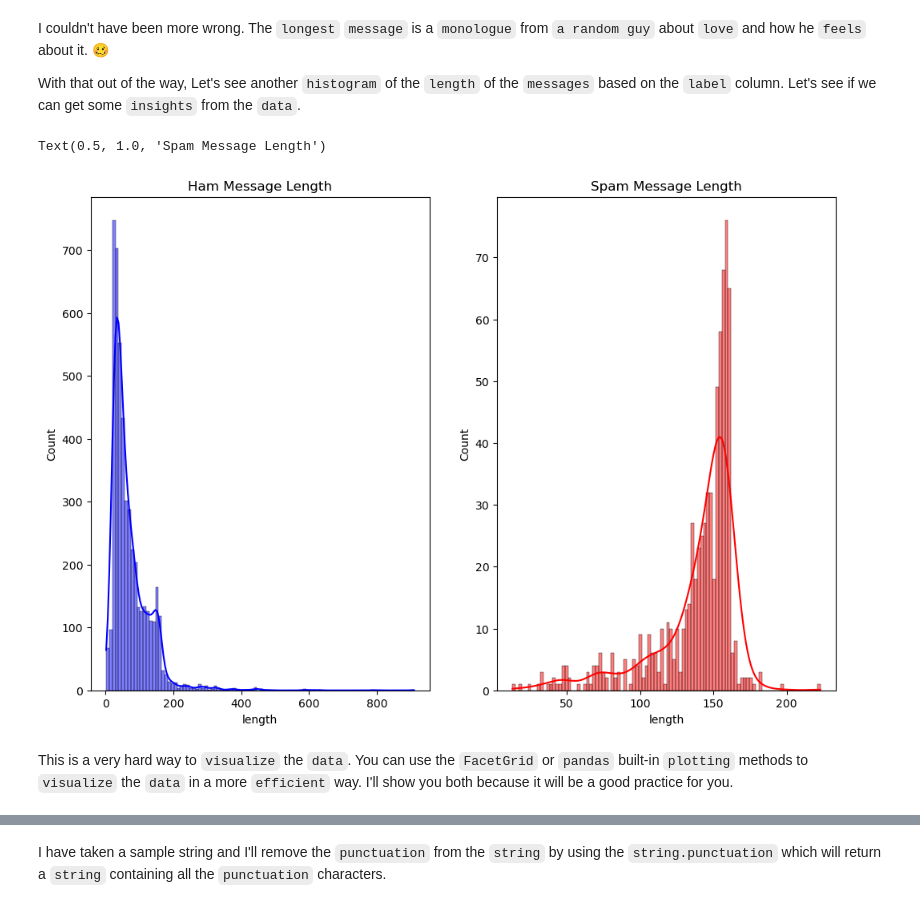
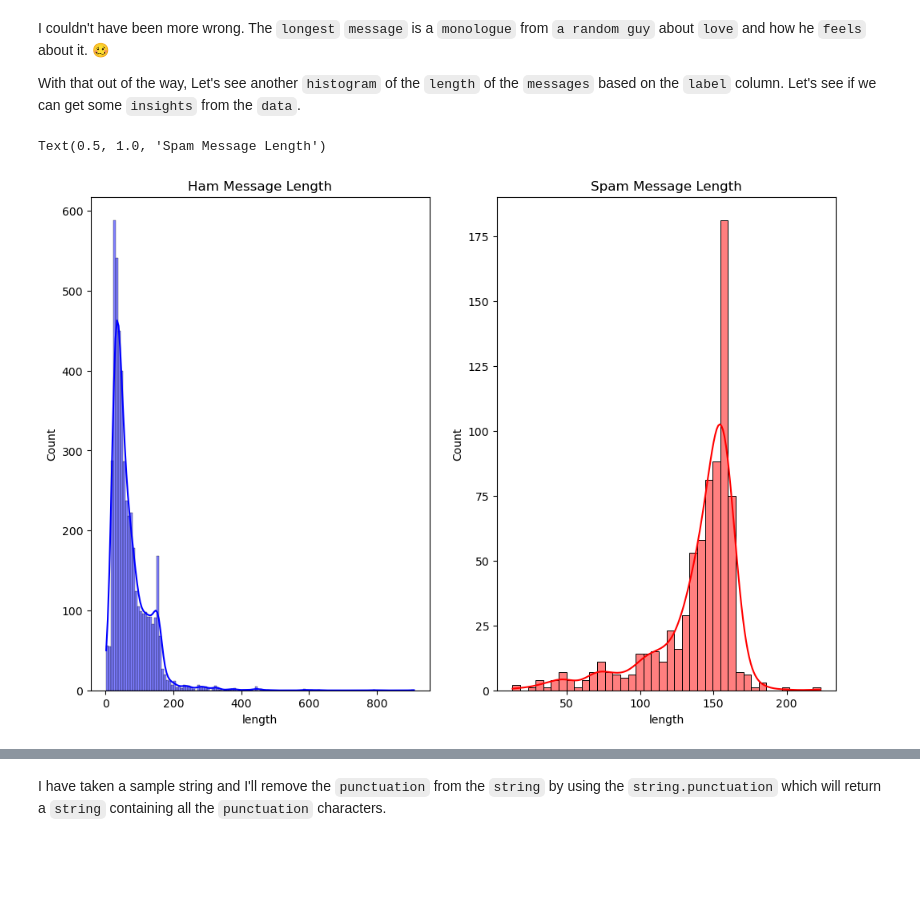
Before and after one commit to RishatTalukder/Machine-Learning-Zero-to-Hero, a Jupyter notebook: 15_Natural_language_Processing/32_Introduction_To_NLP.ipynb, the cells around one changed output, grey strips where cells are left out. Drawn from its saved outputs; the diff is of its cells as text; code cells hidden in the pictures; blank space fills up the shorter version.

```diff
--- a/15_Natural_language_Processing/32_Introduction_To_NLP.ipynb
+++ b/15_Natural_language_Processing/32_Introduction_To_NLP.ipynb
@@ -240,8 +241,8 @@ Which means if we make a `dataframe` using this `data`, we have to `split` the `
 import numpy as np
 import pandas as pd
 
-messeges = pd.read_csv('SMSSpamCollection', sep='\t', names=['label', 'message'])
-messeges.head()
+data = pd.read_csv('SMSSpamCollection', sep='\t', names=['label', 'message'])
+data.head()
 # %% [output]
 |  | label | message |
 | 0 | ham | Go until jurong point, crazy.. Av... |
@@ -286,5 +287,5 @@ Feature engineering is a very important step in the `machine learning pipeline`.
 
 The more domain knowledge you have, the better you can `engineer features` from the `data`. You can `create new features` from the `existing features` like I can `create` a `new feature` from the `message` column that contains the `length` of the `message`.
 # %%
-messeges['length'] = messeges['message'].apply(len)
+data['length'] = data['message'].apply(len)
 # %%
@@ -346,15 +347,13 @@ With that out of the way, Let's see another `histogram` of the `length` of the `
 # %%
 plt.figure(figsize=(12, 8))
 
 plt.subplot(1, 2, 1)
-sns.histplot(messeges[messeges['label'] == 'ham']['length'], bins=100, kde=True, color='blue')
+sns.histplot(data[data['label'] == 'ham'], x='length', kde=True, color='blue')
 plt.title('Ham Message Length')
 
 plt.subplot(1, 2, 2)
-sns.histplot(messeges[messeges['label'] == 'spam']['length'], bins=100, kde=True, color='red')
+sns.histplot(data[data['label'] == 'spam'], x='length', kde=True, color='red')
 plt.title('Spam Message Length')
 # %% [output]
 Text(0.5, 1.0, 'Spam Message Length')
-[figure, old version]
+[figure, new version]
-# %% [markdown]
-This is a very hard way to `visualize` the `data`. You can use the `FacetGrid` or `pandas` built-in `plotting` methods to `visualize` the `data` in a more `efficient` way. I'll show you both because it will be a good practice for you.
```
Also changed, not shown: parts of 44 cells of this notebook, 1 other file.
